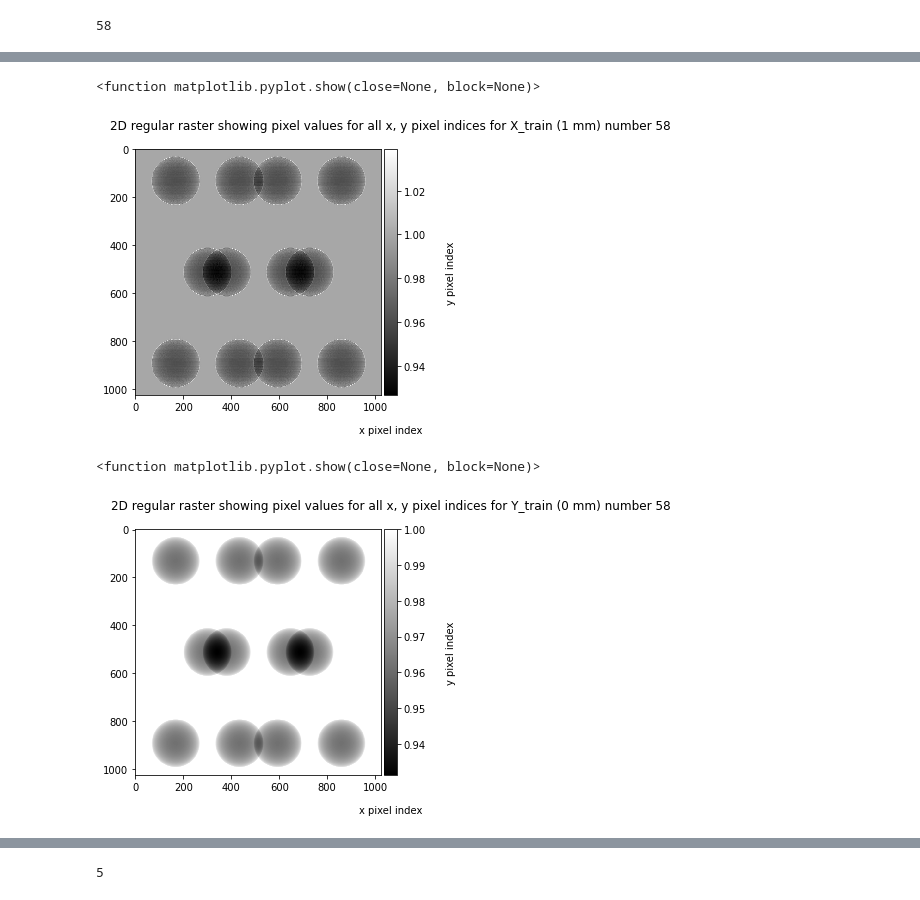
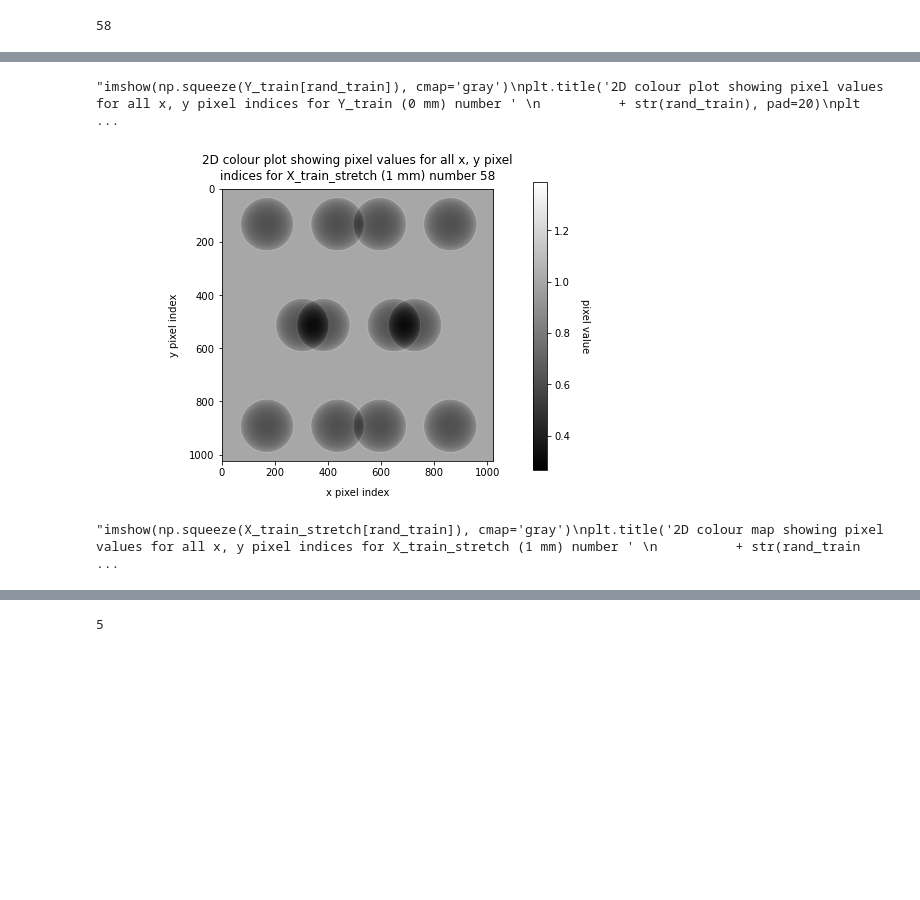
Before and after one commit to zechenl/narrow_unet, a Jupyter notebook: my_unet_main.ipynb, the cells around one changed output, grey strips where cells are left out. Drawn from its saved outputs; the diff is of its cells as text; code cells hidden in the pictures; blank space fills up the shorter version.

```diff
--- a/my_unet_main.ipynb
+++ b/my_unet_main.ipynb
@@ -126,20 +185,42 @@ print(rand_train)
+# %%
+### old figure
+"""imshow(np.squeeze(Y_train[rand_train]), cmap='gray')
+plt.title('2D colour plot showing pixel values for all x, y pixel indices for Y_train (0 mm) number '
+          + str(rand_train), pad=20)
+plt.xlabel('x pixel index', labelpad=30)
+plt.ylabel('y pixel index', labelpad=20)
+plt.show"""
+# %% [output]
+"imshow(np.squeeze(Y_train[rand_train]), cmap='gray')\nplt.title('2D colour plot showing pixel values for all x, y pixel indices for Y_train (0 mm) number ' \n          + str(rand_train), pad=20)\nplt ...
+# %%
+fig = plt.figure(figsize=(9, 5))
+
+ax = fig.add_subplot(111)
+ax.set_title("\n".join(wrap('2D colour plot showing pixel values for all x, y pixel indices for X_train_stretch (1 mm) number '
+          + str(rand_train), 60)), pad=10)
+plt.imshow(np.squeeze(X_train_stretch[rand_train]), cmap='gray')
+plt.xlabel('x pixel index', labelpad=10)
+plt.ylabel('y pixel index', labelpad=10)
+ax.set_aspect('equal')
+
+cax = fig.add_axes([0.12, 0.1, 0.78, 0.8])
+cax.get_xaxis().set_visible(False)
+cax.get_yaxis().set_visible(False)
+cax.patch.set_alpha(0)
+cax.set_frame_on(False)
+cbar = plt.colorbar(orientation='vertical')
+cbar.set_label('pixel value', rotation=270, labelpad=20)
+plt.savefig('x_train_stretch.png', bbox_inches='tight')
+plt.show()
+# %% [output]
+[figure, added]
 # %%
-imshow(np.squeeze(X_train[rand_train]), cmap='gray')
-plt.title('2D regular raster showing pixel values for all x, y pixel indices for X_train (1 mm) number '
+### old figure
+"""imshow(np.squeeze(X_train_stretch[rand_train]), cmap='gray')
+plt.title('2D colour map showing pixel values for all x, y pixel indices for X_train_stretch (1 mm) number '
           + str(rand_train), pad=20)
 plt.xlabel('x pixel index', labelpad=30)
 plt.ylabel('y pixel index', labelpad=20)
-plt.show
+plt.show"""
 # %% [output]
-<function matplotlib.pyplot.show(close=None, block=None)>
+"imshow(np.squeeze(X_train_stretch[rand_train]), cmap='gray')\nplt.title('2D colour map showing pixel values for all x, y pixel indices for X_train_stretch (1 mm) number ' \n          + str(rand_train ...
-[figure, removed]
-# %%
-imshow(np.squeeze(Y_train[rand_train]), cmap='gray')
-plt.title('2D regular raster showing pixel values for all x, y pixel indices for Y_train (0 mm) number '
-          + str(rand_train), pad=20)
-plt.xlabel('x pixel index', labelpad=30)
-plt.ylabel('y pixel index', labelpad=20)
-plt.show
-# %% [output]
-<function matplotlib.pyplot.show(close=None, block=None)>
-[figure, removed]
```
Also changed, not shown: parts of 20 cells of this notebook, 13 other files.
